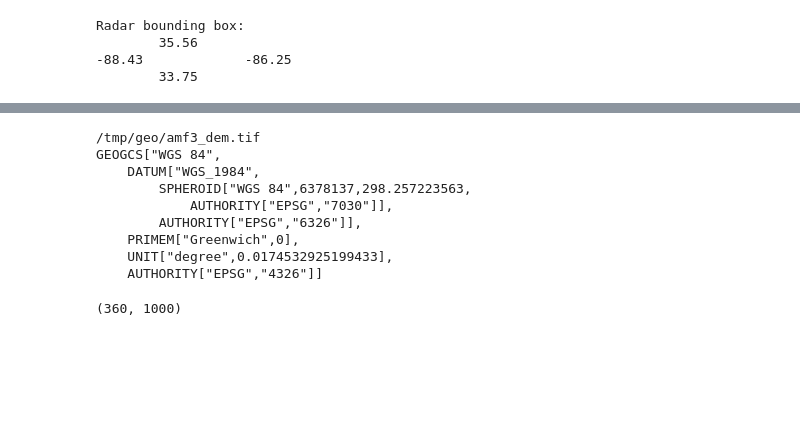
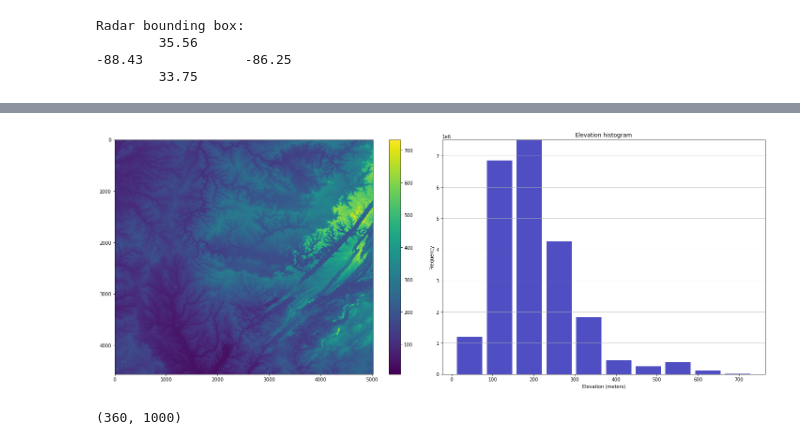
Before and after one commit to serbinsh/amf3_seus, a Jupyter notebook: python/amf3_radar_blockage_demo_collab.ipynb, the cells around one changed output, grey strips where cells are left out. Saved outputs shown, nothing was run; the diff lists cells and outputs as text; code cells hidden in the pictures; blank space fills up the shorter version.

Commit message:
Some updates to python/amf3_radar_blockage_demo_collab.ipynb and cleanup

```diff
--- a/python/amf3_radar_blockage_demo_collab.ipynb
+++ b/python/amf3_radar_blockage_demo_collab.ipynb
@@ -38,9 +19,9 @@ except:
 import numpy as np
 
 ## setup output. defined dir or system temp dir
-#data_dir=os.path.expanduser('~/scratch/beam_block')
-data_dir=os.path.expanduser(tempfile.gettempdir()+'/geo/')
-#data_dir=os.path.expanduser(tempfile.gettempdir())
+#data_dir=os.path.expanduser(tempfile.gettempdir()+'/geo/')
+data_dir=os.path.expanduser(os.path.join(tempfile.gettempdir(),'geo'))
+
 if not os.path.exists(data_dir):
     os.makedirs(data_dir)
 print(data_dir)
@@ -119,0 +121,9 @@ elevation.clean()
+# %%
+# get DEM raster generated in previous step
+rasterfile = wrl.util.get_wradlib_data_file(os.path.join(data_dir,'amf3_dem.tif'))
+print(rasterfile)
+# open the raster
+ds = wrl.io.open_raster(rasterfile)
+# extract raster info
+rastervalues, rastercoords, proj = wrl.georef.extract_raster_dataset(ds, nodata=-32768.)
+print(proj)
@@ -120,11 +143,30 @@ elevation.clean()
+# %%
+# quicklooks
+fig = pl.figure(figsize=(20,15))
+# generate a small quicklook of the DEM elevation data (meters)
+fig.add_subplot(221)
+pl.imshow(rastervalues)
+pl.colorbar()
+
+fig.add_subplot(222)
+# generate histogram
+n, bins, patches = pl.hist(x=for_hist, color='#0504aa',
+                            alpha=0.7, rwidth=0.85)
+pl.grid(axis='y', alpha=0.75)
+pl.xlabel('Elevation (meters)')
+pl.ylabel('Frequency')
+pl.title('Elevation histogram')
+maxfreq = n.max()
+# Set a clean upper y-axis limit.
+pl.ylim(ymax=np.ceil(maxfreq / 10) * 10 if maxfreq % 10 else maxfreq + 10)
+
+pl.tight_layout()
+
+# output quicklook and histogram
+fig.savefig(os.path.join(data_dir,"dem_quicklook.pdf"), bbox_inches='tight')
+# %% [output]
+[figure, added]
 # %%
-# get DEM raster generated in previous step
-rasterfile = wrl.util.get_wradlib_data_file(os.path.expanduser(data_dir+'amf3_dem.tif'))
-print(rasterfile)
-ds = wrl.io.open_raster(rasterfile)
-rastervalues, rastercoords, proj = wrl.georef.extract_raster_dataset(ds, nodata=-32768.)
-print(proj)
-
 # Clip the region inside our bounding box
 ind = wrl.util.find_bbox_indices(rastercoords, rlimits)
 rastercoords = rastercoords[ind[1]:ind[3], ind[0]:ind[2], ...]
@@ -134,16 +176,6 @@ rastervalues = rastervalues[ind[1]:ind[3], ind[0]:ind[2]]
 polarvalues = wrl.ipol.cart_to_irregular_spline(rastercoords, rastervalues,
                                              polcoords, order=3,
                                              prefilter=False)
-# %% [output]
-/tmp/geo/amf3_dem.tif
-GEOGCS["WGS 84",
-    DATUM["WGS_1984",
-        SPHEROID["WGS 84",6378137,298.257223563,
-            AUTHORITY["EPSG","7030"]],
-        AUTHORITY["EPSG","6326"]],
-    PRIMEM["Greenwich",0],
-    UNIT["degree",0.0174532925199433],
-    AUTHORITY["EPSG","4326"]]
 # %%
 # Calculate beam blockage
 #Now we can finally apply the wradlib.qual.beam_block_frac function to calculate the PBB.
```
Also changed, not shown: parts of 7 cells of this notebook, 2 other files.
